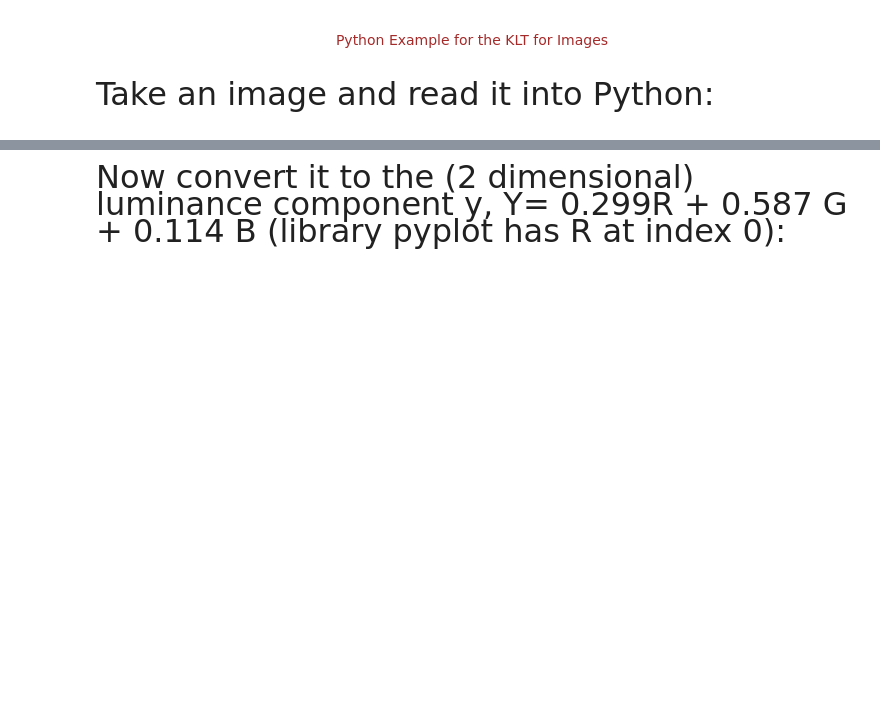
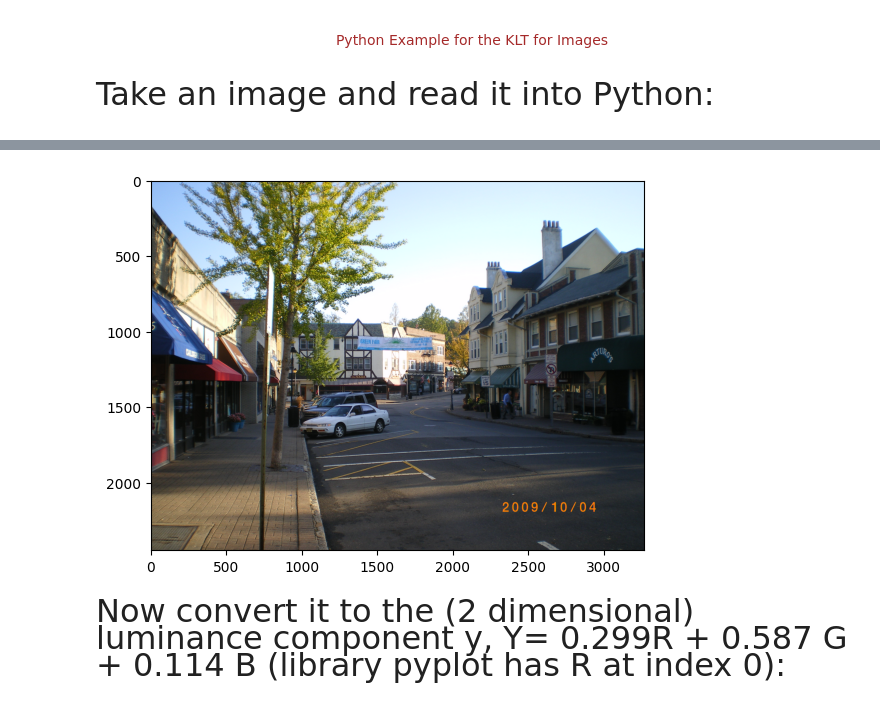
Before and after one commit to TUIlmenauAMS/Videocoding, a Jupyter notebook: LecturesJupterNotebooks/Lecture8/Lecture8.ipynb, the cells around one changed output, grey strips where cells are left out. Saved outputs shown, nothing was run; the diff lists cells and outputs as text; code cells hidden in the pictures; blank space fills up the shorter version.

```diff
--- a/LecturesJupterNotebooks/Lecture8/Lecture8.ipynb
+++ b/LecturesJupterNotebooks/Lecture8/Lecture8.ipynb
@@ -436,0 +411,31 @@ plt.show()
+# %%
+import numpy as np
+from numpy import linalg as LA
+import matplotlib.pyplot as plt
+from scipy import signal
+import requests # Import requests to download the image
+
+# URL of the image provided by the user
+image_url = 'https://github.com/TUIlmenauAMS/Videocoding/raw/main/IMGP1690.JPG'
+image_filename = 'IMGP1690.JPG'
+
+# Download the image
+try:
+    response = requests.get(image_url)
+    response.raise_for_status() # Raise an exception for HTTP errors
+    with open(image_filename, 'wb') as f:
+        f.write(response.content)
+    print(f"Successfully downloaded {image_filename}")
+except requests.exceptions.RequestException as e:
+    print(f"Error downloading image: {e}")
+    # Fallback if download fails, though ideally the user provides a working path
+    print("Falling back to skimage.data.astronaut() for demonstration purposes.")
+    import skimage.data
+    pic = skimage.data.astronaut()
+else:
+    # Load the image if downloaded successfully
+    pic = plt.imread(image_filename)
+
+plt.imshow(pic)
+plt.show()
+# %% [output]
@@ -437,3 +443,4 @@ plt.show()
+[figure, added]
 # %% [markdown]
 <p style="line-height:1.5">
 <font size="6">Now convert it to the (2 dimensional) luminance component y,
```
Also changed, not shown: parts of 16 cells of this notebook.
